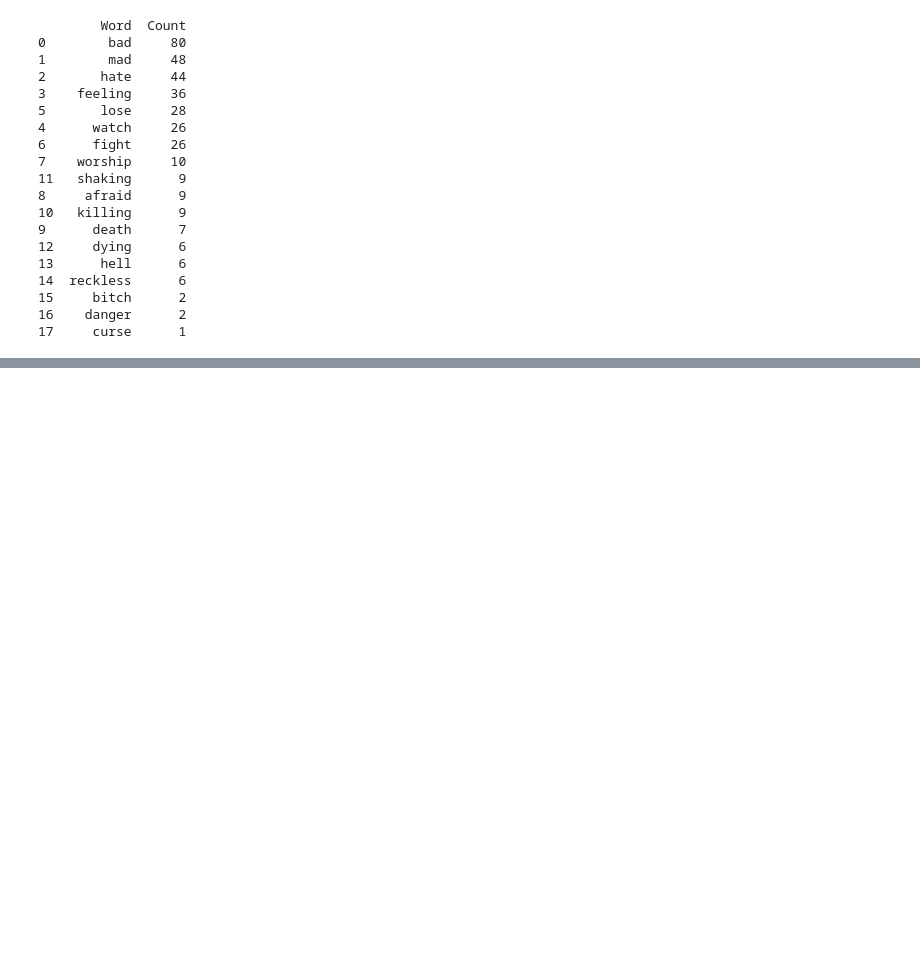
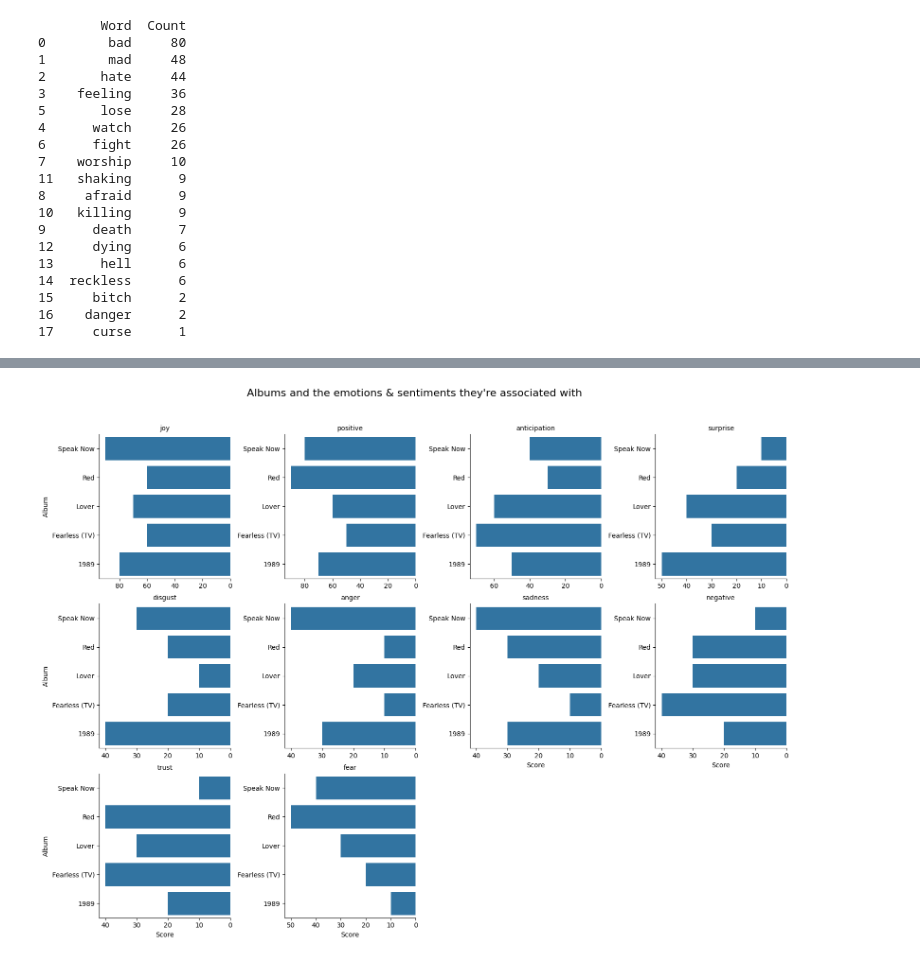
Before and after one commit to VinukaSilva/Tune-Emotion, a Jupyter notebook: Semantic-Emotion Analysis - Taylor Swift.ipynb, the cells around one changed output, grey strips where cells are left out. Cells and saved outputs as stored; diff of their text form; code cells hidden in the pictures; blank space fills up the shorter version.

```diff
--- a/Semantic-Emotion Analysis - Taylor Swift.ipynb
+++ b/Semantic-Emotion Analysis - Taylor Swift.ipynb
@@ -373,0 +356,47 @@ plt.show()
+# %%
+# Redefine the simulated sentiment data since previous cell executions are not persistent
+data = {
+    'Album': ['Fearless (TV)', 'Lover', '1989', 'Speak Now', 'Red', 'evermore', 'folklore', 'reputation'],
+    'fear': [20, 30, 10, 40, 50, 30, 20, 10],
+    'anger': [10, 20, 30, 40, 10, 20, 30, 40],
+    'trust': [40, 30, 20, 10, 40, 50, 60, 30],
+    'surprise': [30, 40, 50, 10, 20, 10, 40, 50],
+    'positive': [50, 60, 70, 80, 90, 80, 70, 60],
+    'negative': [40, 30, 20, 10, 30, 40, 50, 60],
+    'sadness': [10, 20, 30, 40, 30, 20, 10, 30],
+    'disgust': [20, 10, 40, 30, 20, 10, 40, 30],
+    'joy': [60, 70, 80, 90, 60, 50, 40, 30],
+    'anticipation': [70, 60, 50, 40, 30, 20, 10, 20]
+}
+
+# Convert the dictionary to a DataFrame
+sentimentscores = pd.DataFrame(data)
+
+# Now we will melt this DataFrame to have one row per album-sentiment combination
+melted_sentiments = sentimentscores.melt(id_vars='Album', var_name='Sentiment', value_name='Score')
+
+# Sort the sentiments within each album and select the top 5
+sorted_sentiments = (melted_sentiments
+                     .groupby(['Album', 'Sentiment'])
+                     .sum()
+                     .reset_index()
+                     .sort_values(['Album', 'Score'], ascending=[True, False]))
+
+top_sentiments = sorted_sentiments.groupby('Sentiment').head(5)
+
+# Use Seaborn's FacetGrid to create separate panels for each sentiment
+g = sns.FacetGrid(top_sentiments, col='Sentiment', col_wrap=4, sharex=False, sharey=False, height=4)
+g.map_dataframe(sns.barplot, x='Score', y='Album')
+g.set_titles("{col_name}")
+g.set_axis_labels("Score", "Album")
+g.fig.subplots_adjust(top=0.9)
+g.fig.suptitle("Albums and the emotions & sentiments they're associated with", fontsize=16)
+
+# Flip the coordinates for each subplot to match the original R plot
+for ax in g.axes.flatten():
+    ax.invert_yaxis()
+    ax.set_xlim(ax.get_xlim()[::-1])
+
+plt.show()
+# %% [output]
+[figure, added]
```
Also changed, not shown: parts of 3 cells of this notebook.
